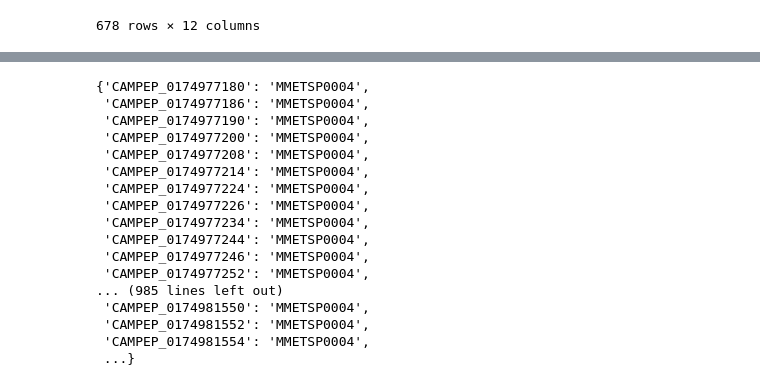
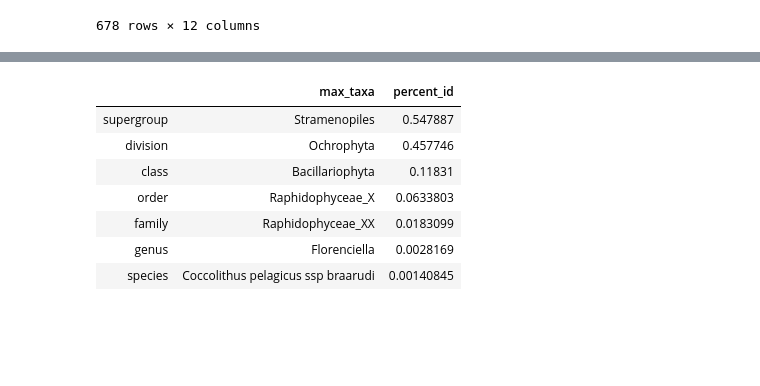
Before and after one commit to AlexanderLabWHOI/EUKulele, a Jupyter notebook: tax-id.ipynb, the cells around one changed output, grey strips where cells are left out. Drawn from its saved outputs; the diff is of its cells as text; code cells hidden in the pictures; blank space fills up the shorter version.

```diff
--- a/tax-id.ipynb
+++ b/tax-id.ipynb
@@ -116,3 +137,57 @@ classification_df.sort_values('max_pid')
+# %%
+tax_dict = {}
+total_len=len(outdf)
+for l in levels:
+    tax_dict[l]={}
+    column_sum = outdf.groupby(l)[l].sum()
+    column_count = outdf.groupby(l)[l].count()
+    norm_count=column_count/total_len
+    tax_dict[l]=norm_count
+# %%
+max_df = pd.DataFrame(index=levels, columns=['max_taxa','percent_id'])
+for key in tax_dict:
+    highest_tax = tax_dict[key][tax_dict[key]==tax_dict[key].max()].index
+    max_val = tax_dict[key].max()
+    max_df.loc[key]=highest_tax[0], max_val
+# %%
+outdf = pd.read_csv('output/MAGs/SAO-all-SRF-0-8-5-00_bin-59-estimated-taxonomy.out', sep='\t', index_col=0)
+
+levels = ['supergroup','division','class','order','family','genus','species']
+tmp_df = pd.DataFrame(outdf.full_classification.str.split('; '))
+for cl in tmp_df.index:
+    lineage = tmp_df.loc[cl,'full_classification']
+    for i,l in enumerate(levels):
+        if len(lineage)>i:
+            outdf.loc[cl,l]=lineage[i]
+        else:
+            outdf.loc[cl,l]=np.nan
+
+tax_dict = {}
+total_len=len(outdf)
+for l in levels:
+    tax_dict[l]={}
+    column_sum = outdf.groupby(l)[l].sum()
+    column_count = outdf.groupby(l)[l].count()
+    norm_count=column_count/total_len
+    tax_dict[l]=norm_count
+
+
+max_df = pd.DataFrame(index=levels, columns=['max_taxa','percent_id'])
+for key in tax_dict:
+    highest_tax = tax_dict[key][tax_dict[key]==tax_dict[key].max()].index
+    max_val = tax_dict[key].max()
+    max_df.loc[key]=highest_tax[0], max_val
+# %%
+max_df
+# %% [output]
+|  | max_taxa | percent_id |
+| supergroup | Stramenopiles | 0.547887 |
+| division | Ochrophyta | 0.457746 |
+| class | Bacillariophyta | 0.11831 |
+| order | Raphidophyceae_X | 0.0633803 |
+| family | Raphidophyceae_XX | 0.0183099 |
+| genus | Florenciella | 0.0028169 |
+| species | Coccolithus pelagicus ssp braarudi | 0.00140845 |
 # %%
 for t,dd in df.groupby('qseqid'):
     dd
@@ -120,23 +195,3 @@ for t,dd in df.groupby('qseqid'):
 mfi = '/vortexfs1/omics/alexander/data/mmetsp/reference_dir/protein-species-map.json'
 with open(mfi, 'rb') as fp:
     imp = ujson.load(fp)
-# %%
-imp
-# %% [output]
-{'CAMPEP_0174977180': 'MMETSP0004',
- 'CAMPEP_0174977186': 'MMETSP0004',
- 'CAMPEP_0174977190': 'MMETSP0004',
- 'CAMPEP_0174977200': 'MMETSP0004',
- 'CAMPEP_0174977208': 'MMETSP0004',
- 'CAMPEP_0174977214': 'MMETSP0004',
- 'CAMPEP_0174977224': 'MMETSP0004',
- 'CAMPEP_0174977226': 'MMETSP0004',
- 'CAMPEP_0174977234': 'MMETSP0004',
- 'CAMPEP_0174977244': 'MMETSP0004',
- 'CAMPEP_0174977246': 'MMETSP0004',
- 'CAMPEP_0174977252': 'MMETSP0004',
-... (985 lines left out)
- 'CAMPEP_0174981550': 'MMETSP0004',
- 'CAMPEP_0174981552': 'MMETSP0004',
- 'CAMPEP_0174981554': 'MMETSP0004',
- ...}
```
Also changed, not shown: parts of 9 cells of this notebook, 3 other files.
